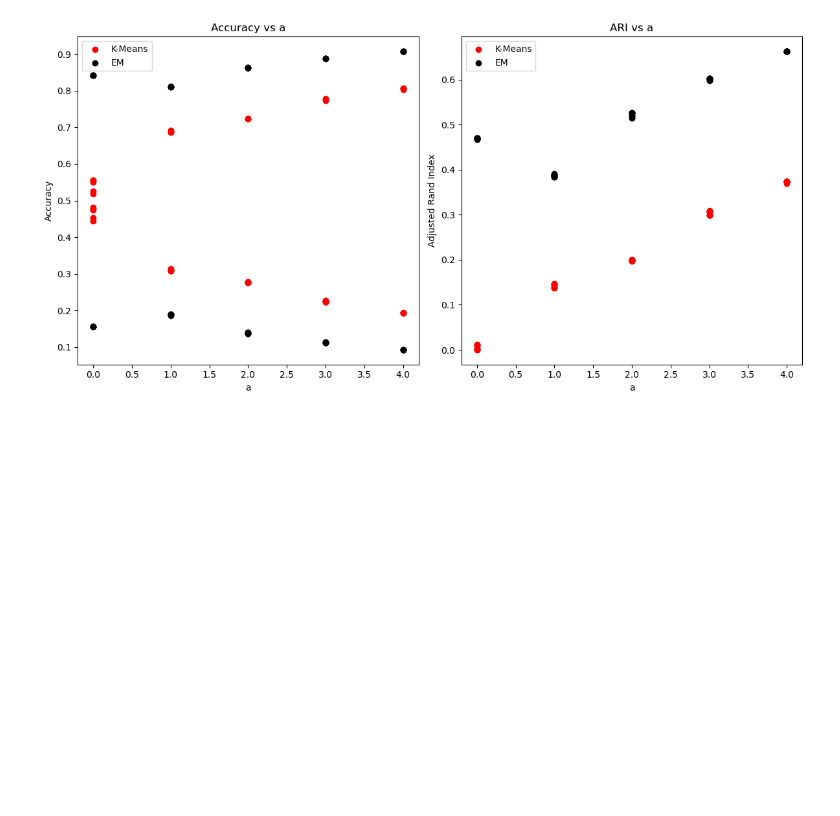
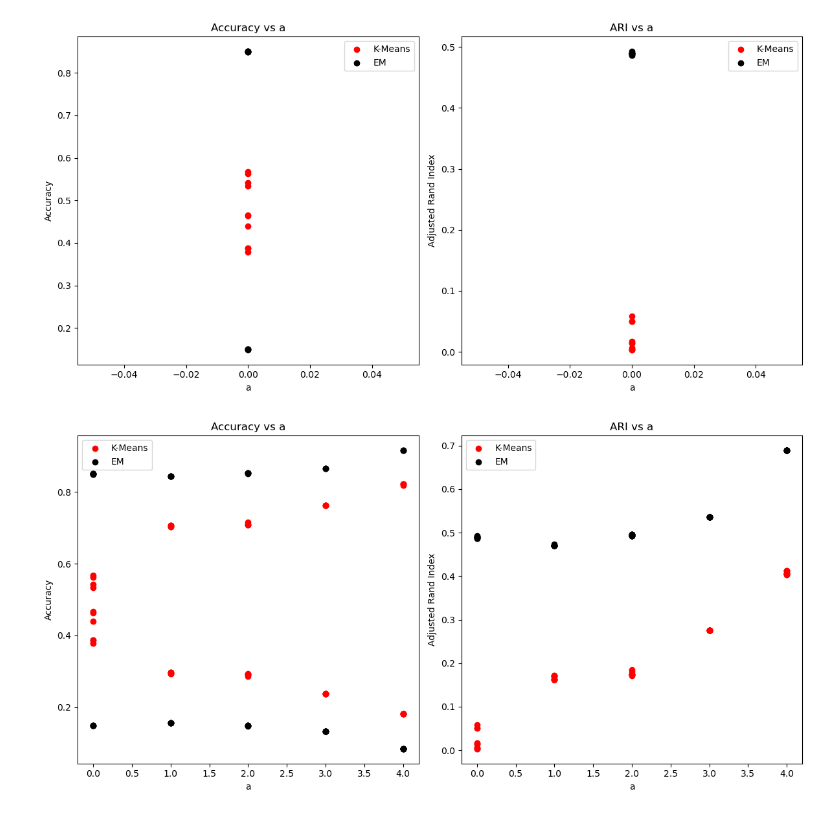
Before and after one commit to kevinn-ig/Applied-Machine-Learning, a Jupyter notebook: hw8/hw8.ipynb, the cells around one changed output. Drawn from its saved outputs; the diff is of its cells as text; code cells hidden in the pictures; blank space fills up the shorter version.

```diff
--- a/hw8/hw8.ipynb
+++ b/hw8/hw8.ipynb
@@ -38,7 +38,10 @@ def plot_results(a_values, accuracies_kmeans, accuracies_em, ari_kmeans, ari_em)
     plt.figure(figsize=(12, 6))
 
     # Repeat each value of a 10 times to match the number of runs
-    a_values_repeated = np.repeat(a_values, 10)
+    if len(accuracies_em) == 5 :
+        a_values_repeated = np.repeat(a_values, 10)
+    else:
+        a_values_repeated = np.repeat(0, 10)
 
     plt.subplot(1, 2, 1)
     plt.scatter(a_values_repeated, accuracies_kmeans, color='red', label='K-Means')
@@ -49,34 +52,37 @@ def plot_results(a_values, accuracies_kmeans, accuracies_em, ari_kmeans, ari_em)
     plt.legend()
 
     plt.subplot(1, 2, 2)
     plt.scatter(a_values_repeated, ari_kmeans, color='red', label='K-Means')
     plt.scatter(a_values_repeated, ari_em, color='black', label='EM')
     plt.xlabel('a')
     plt.ylabel('Adjusted Rand Index')
     plt.title('ARI vs a')
     plt.legend()
 
     plt.tight_layout()
     plt.show()
 
 
 a_values = [0, 1, 2, 3, 4]
 accuracies_kmeans = []
 accuracies_em = []
 ari_kmeans = []
 ari_em = []
 
 for a in a_values:
     X, y = generate_data(a)
     acc_kmeans, acc_em, ari_k, ari_e = cluster_and_evaluate(X, y)
     accuracies_kmeans.append(acc_kmeans)
     accuracies_em.append(acc_em)
     ari_kmeans.append(ari_k)
     ari_em.append(ari_e)
+    if a == 0:
+        plot_results(a_values, accuracies_kmeans, accuracies_em, ari_kmeans, ari_em)
 
 plot_results(a_values, accuracies_kmeans, accuracies_em, ari_kmeans, ari_em)
 # %% [output]
-[figure, old version]
+[figure, new version]
+[figure, added]
 # %%
 def generate_random_rotation_matrix():
     M = np.random.normal(0, 1, (2, 2))
```
Also changed, not shown: parts of 1 cell of this notebook.
